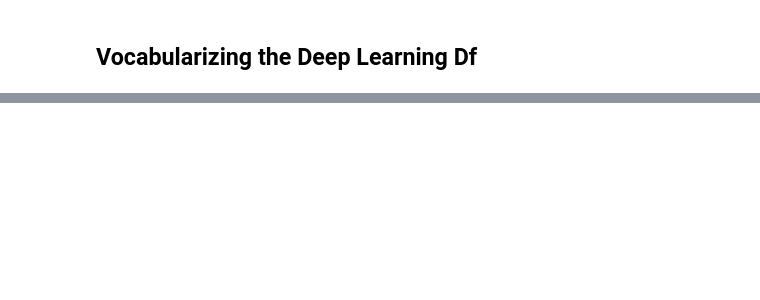
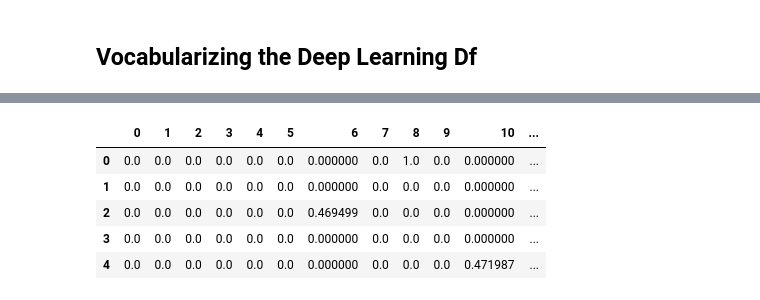
Before and after one commit to ABPande/AIML_CAPSTONE_NLP_B_GRP_4, a Jupyter notebook: Capstone Project.ipynb, the cells around one changed output, grey strips where cells are left out. Drawn from its saved outputs; the diff is of its cells as text; code cells hidden in the pictures; blank space fills up the shorter version.

```diff
--- a/Capstone Project.ipynb
+++ b/Capstone Project.ipynb
@@ -1077,0 +1153,26 @@ array([[   0,    0,    0, ...,   89,   36, 1087],
+# %%
+# build the vocabulary in one pass
+from string import punctuation
+from nltk import word_tokenize
+stop_words = []
+vocabulary = set()
+def tokenize(text):
+    words = word_tokenize(text)
+    words = [w.lower() for w in words]
+    return [w for w in words if w not in stop_words and not w.isdigit()]
+
+if os.path.exists(folder_path + "/vocabulary.pickle"):
+  vocabulary = get_pickle_data("vocabulary.pickle")
+else:
+  stop_words = stopwords.words('english') + list(punctuation)
+  counter = len(machine_learning_df["token_desc"])
+  for  i in range(counter):
+      words = tokenize(str(machine_learning_df["Description_New"][i]))
+      vocabulary.update(words)
+
+  vocabulary = list(vocabulary)
+VOCABULARY_SIZE = len(vocabulary)
+
+print(VOCABULARY_SIZE)
+
+pickle_dump(vocabulary, "vocabulary.pickle")
@@ -1077,0 +1181,4 @@ array([[   0,    0,    0, ...,   89,   36, 1087],
+# %%
+from sklearn.feature_extraction.text import TfidfVectorizer
+tfidf = TfidfVectorizer(stop_words=stop_words, tokenizer=tokenize, max_features=30, analyzer = 'word', ngram_range=(1, 2))
+inc_tfidf = tfidf.fit_transform(machine_learning_df['Description_New'])
@@ -1077,0 +1237,8 @@ array([[   0,    0,    0, ...,   89,   36, 1087],
+# %%
+# collect the tfid matrix in numpy array
+#array = inc_tfidf.todense()
+array = inc_tfidf.todense()
+# store the tf-idf array into pandas dataframe
+df_inc = pd.DataFrame(array)
+df_inc.head(10)
+df_inc.shape
@@ -1077,0 +1265,12 @@ array([[   0,    0,    0, ...,   89,   36, 1087],
+# %%
+df_inc = df_inc.reset_index()
+df_inc.drop(['index'],axis=1, inplace = True)
+# %%
+df_inc.head()
+# %% [output]
+|  | 0 | 1 | 2 | 3 | 4 | 5 | 6 | 7 | 8 | 9 | 10 | ... |
+| 0 | 0.0 | 0.0 | 0.0 | 0.0 | 0.0 | 0.0 | 0.000000 | 0.0 | 1.0 | 0.0 | 0.000000 | ... |
+| 1 | 0.0 | 0.0 | 0.0 | 0.0 | 0.0 | 0.0 | 0.000000 | 0.0 | 0.0 | 0.0 | 0.000000 | ... |
+| 2 | 0.0 | 0.0 | 0.0 | 0.0 | 0.0 | 0.0 | 0.469499 | 0.0 | 0.0 | 0.0 | 0.000000 | ... |
+| 3 | 0.0 | 0.0 | 0.0 | 0.0 | 0.0 | 0.0 | 0.000000 | 0.0 | 0.0 | 0.0 | 0.000000 | ... |
+| 4 | 0.0 | 0.0 | 0.0 | 0.0 | 0.0 | 0.0 | 0.000000 | 0.0 | 0.0 | 0.0 | 0.471987 | ... |
```
Also changed, not shown: parts of 53 cells of this notebook.
